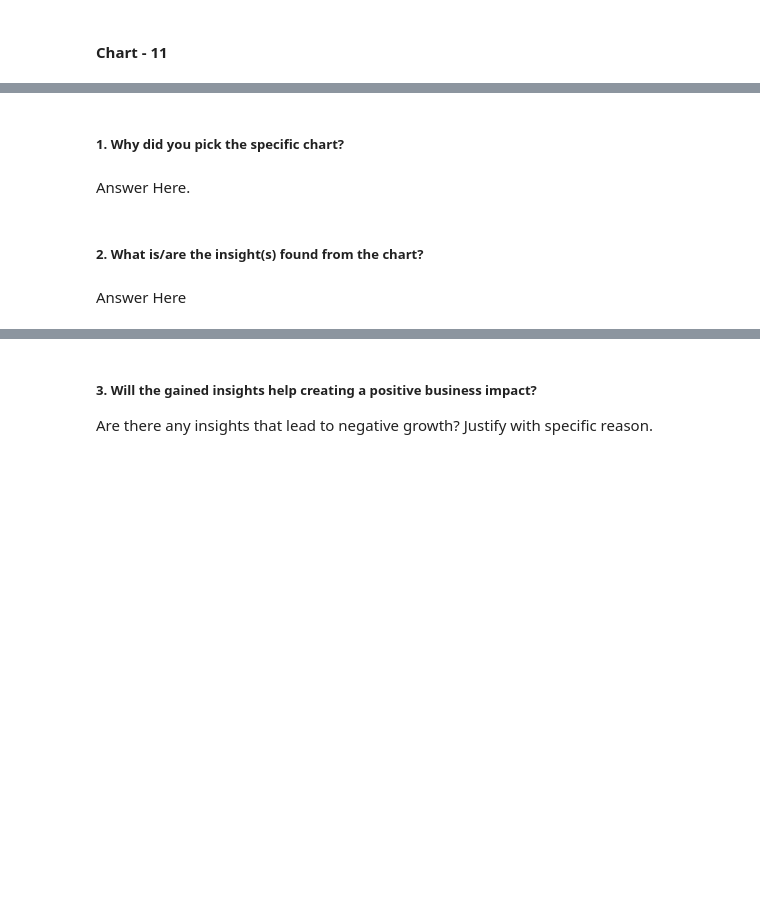
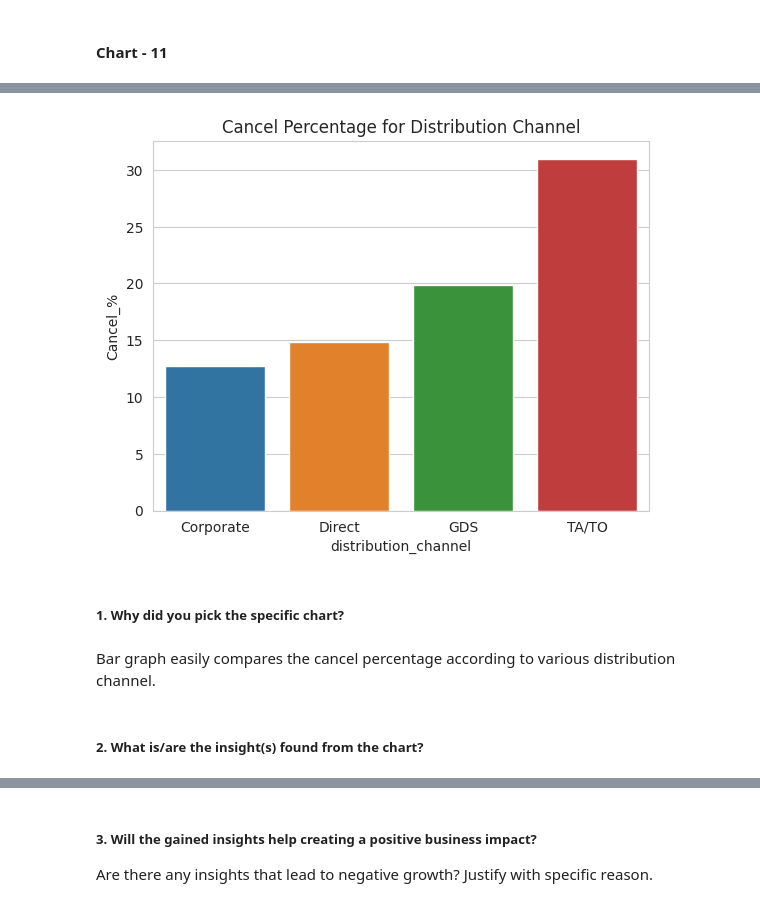
Before and after one commit to Hrishik-D/CapstoneProject_EDA_Hotel_Analysis, a Jupyter notebook: EDA_Hotel_Analysis_Individual.ipynb, the cells around one changed output, grey strips where cells are left out. Drawn from its saved outputs; the diff is of its cells as text; code cells hidden in the pictures; blank space fills up the shorter version.

```diff
--- a/EDA_Hotel_Analysis_Individual.ipynb
+++ b/EDA_Hotel_Analysis_Individual.ipynb
@@ -739,8 +743,17 @@ Negative Impacts and Considerations:
+# %%
+# Chart - 11 visualization code
+c11 = df1.groupby('distribution_channel')
+c11  = pd.DataFrame((c11['is_canceled'].sum()/c11.size())*100).rename(columns = {0: 'Cancel_%'})
+c11 =  c11.drop(index = 'Undefined')
+
+sns.barplot(data = c11, x =c11.index, y = 'Cancel_%' )
+plt.title("Cancel Percentage for Distribution Channel")
+plt.show()
+# %% [output]
+[figure, added]
 # %% [markdown]
 ##### 1. Why did you pick the specific chart?
-# %% [markdown]
-Answer Here.
+# %% [markdown]
+Bar graph easily compares the cancel percentage according to various distribution channel.
 # %% [markdown]
 ##### 2. What is/are the insight(s) found from the chart?
-# %% [markdown]
-Answer Here
```
Also changed, not shown: parts of 5 cells of this notebook.
